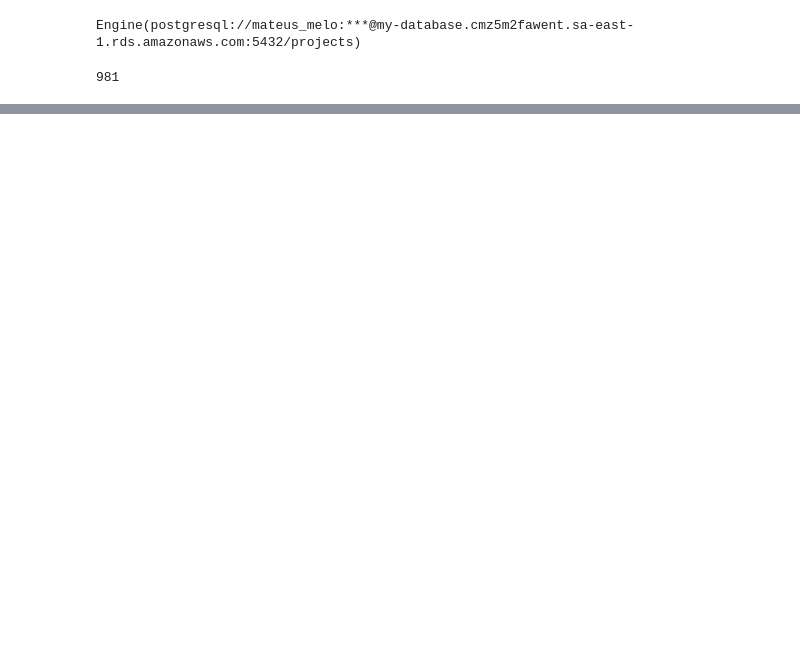
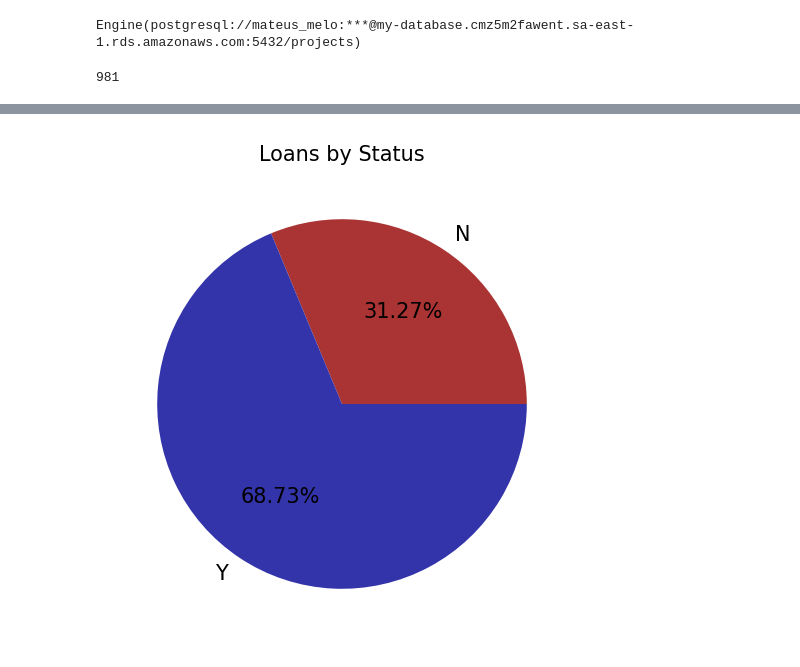
Before and after one commit to mateusmelo821/loan-prediction, a Jupyter notebook: index.ipynb, the cells around one changed output, grey strips where cells are left out. Cells and saved outputs as stored; diff of their text form; code cells hidden in the pictures; blank space fills up the shorter version.

Commit message:
Finishing the exploratory data analysis

```diff
--- a/index.ipynb
+++ b/index.ipynb
@@ -213,4 +250,4 @@ df_teste.to_sql('teste', con=engine, schema='data_science')
 # %%
-df_teste_2 = pandas.read_sql_query("select * from data_science.teste", engine)
-df_teste_2.tail()
+df_train = pd.read_sql_query("select * from data_science.loan_prediction_dataset where data='train'", engine)
+df_train.tail()
 # %% [output]
@@ -246,0 +260,3 @@ Column: {'name': 'b', 'type': BIGINT(), 'nullable': True, 'default': None, 'auto
+# %%
+df_train = df_train.iloc[:,1:-1]
+df_train.tail()
@@ -246,0 +270,9 @@ Column: {'name': 'b', 'type': BIGINT(), 'nullable': True, 'default': None, 'auto
+# %%
+df_by_status = df_train.groupby('Loan_Status')['Gender'].count()
+
+fig, ax = plt.subplots(figsize=(4,4), dpi=150)
+ax.pie(df_by_status, labels=df_by_status.index, autopct="%.2f%%", colors=['#AA3333', '#3333AA'])
+ax.set_title("Loans by Status", fontdict={'fontsize':10})
+plt.show()
+# %% [output]
+[figure, added]
```
Also changed, not shown: parts of 44 cells of this notebook.
